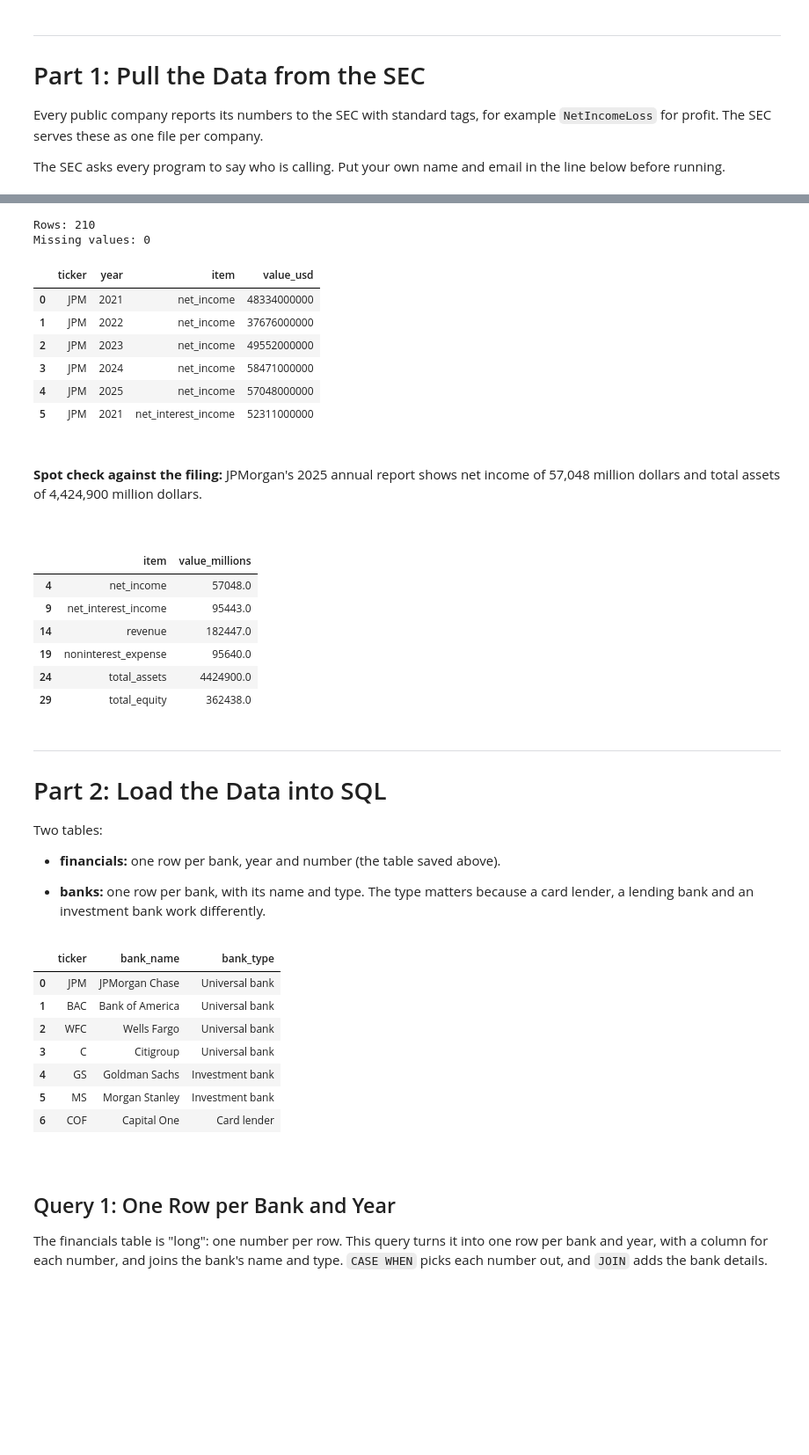
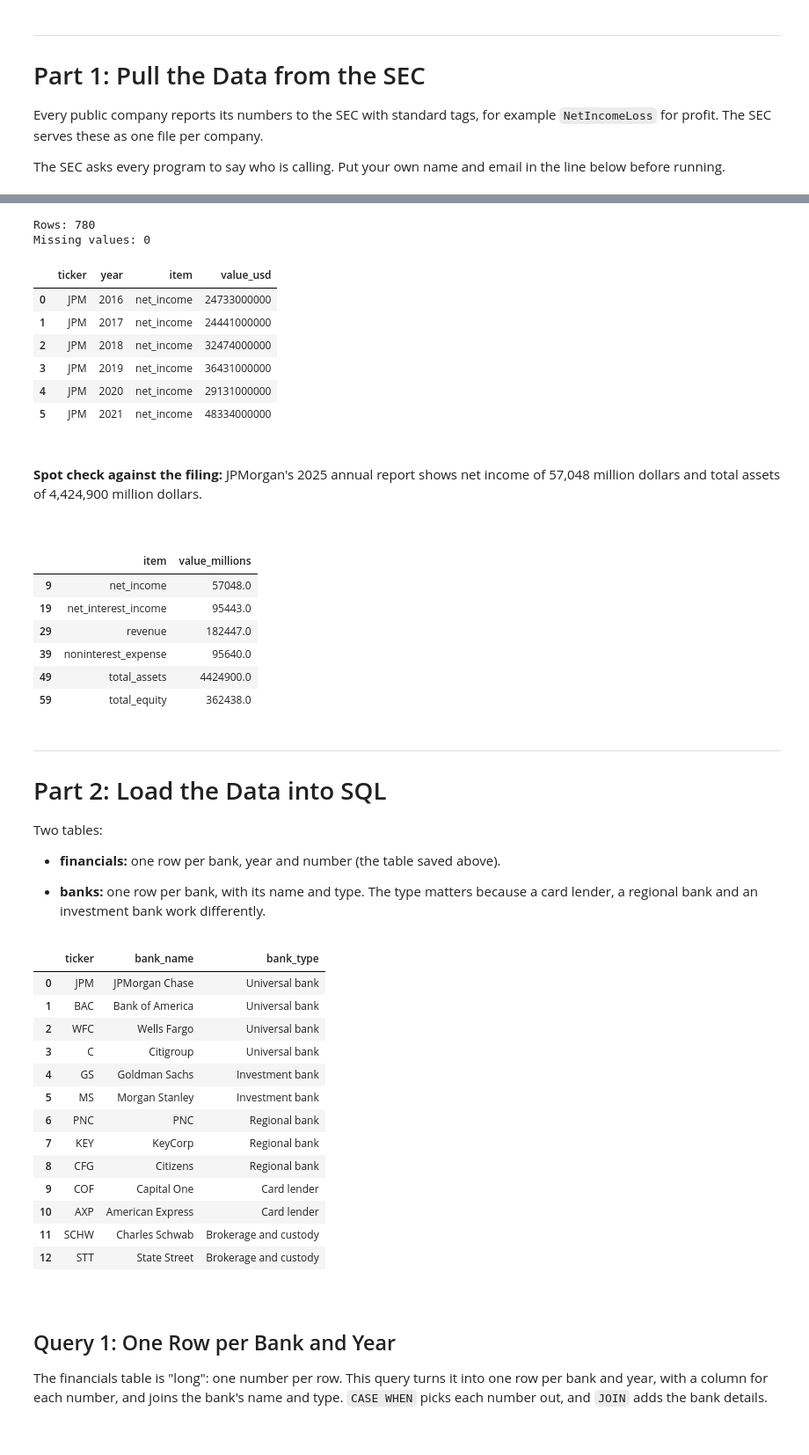
Before and after one commit to Rahulkulkarni2002/Bank-financial-ratio-analysis, a Jupyter notebook: Bank.ipynb, the cells around one changed output, grey strips where cells are left out. Shown at 88% size. Drawn from its saved outputs; the diff is of its cells as text; code cells hidden in the pictures; blank space fills up the shorter version.

```diff
--- a/Bank.ipynb
+++ b/Bank.ipynb
@@ -44,7 +44,7 @@ import pandas as pd
 
 headers = {"User-Agent": "Your Name your.email@example.com"}
 
-# The 7 banks and their SEC company numbers (CIK)
+# The 13 banks and their SEC company numbers (CIK)
 banks = {
     "JPM": 19617,
     "BAC": 70858,
@@ -52,7 +52,13 @@ banks = {
     "C": 831001,
     "GS": 886982,
     "MS": 895421,
+    "PNC": 713676,
+    "KEY": 91576,
+    "CFG": 759944,
     "COF": 927628,
+    "AXP": 4962,
+    "SCHW": 316709,
+    "STT": 93751,
 }
 # %% [markdown]
 <br>
@@ -64,7 +70,7 @@ Banks do not all use the same tag for revenue. Some report `Revenues`, others re
 # For each number we need: the tags to try, and whether it is a balance sheet number.
 # Income statement numbers cover a full year. Balance sheet numbers are a snapshot on December 31.
 items = {
-    "net_income": (["NetIncomeLoss"], False),
+    "net_income": (["NetIncomeLoss", "ProfitLoss"], False),
     "net_interest_income": (["InterestIncomeExpenseNet"], False),
     "revenue": (["Revenues", "RevenuesNetOfInterestExpense"], False),
     "noninterest_expense": (["NoninterestExpense"], False),
@@ -72,7 +78,7 @@ items = {
     "total_equity": (["StockholdersEquity"], True),
 }
 
-years = [2021, 2022, 2023, 2024, 2025]
+years = [2016, 2017, 2018, 2019, 2020, 2021, 2022, 2023, 2024, 2025]
 # %%
 rows = []
 
@@ -128,15 +140,15 @@ print("Missing values:", financials["value_usd"].isna().sum())
 financials.to_csv("bank_financials.csv", index=False)
 financials.head(6)
 # %% [output]
-Rows: 210
+Rows: 780
 Missing values: 0
 |  | ticker | year | item | value_usd |
-| 0 | JPM | 2021 | net_income | 48334000000 |
-| 1 | JPM | 2022 | net_income | 37676000000 |
-| 2 | JPM | 2023 | net_income | 49552000000 |
-| 3 | JPM | 2024 | net_income | 58471000000 |
-| 4 | JPM | 2025 | net_income | 57048000000 |
-| 5 | JPM | 2021 | net_interest_income | 52311000000 |
+| 0 | JPM | 2016 | net_income | 24733000000 |
+| 1 | JPM | 2017 | net_income | 24441000000 |
+| 2 | JPM | 2018 | net_income | 32474000000 |
+| 3 | JPM | 2019 | net_income | 36431000000 |
+| 4 | JPM | 2020 | net_income | 29131000000 |
+| 5 | JPM | 2021 | net_income | 48334000000 |
 # %% [markdown]
 <br>
 
@@ -149,12 +161,12 @@ jpm_2025["value_millions"] = jpm_2025["value_usd"] / 1e6
 jpm_2025[["item", "value_millions"]]
 # %% [output]
 |  | item | value_millions |
-| 4 | net_income | 57048.0 |
-| 9 | net_interest_income | 95443.0 |
-| 14 | revenue | 182447.0 |
-| 19 | noninterest_expense | 95640.0 |
-| 24 | total_assets | 4424900.0 |
-| 29 | total_equity | 362438.0 |
+| 9 | net_income | 57048.0 |
+| 19 | net_interest_income | 95443.0 |
+| 29 | revenue | 182447.0 |
+| 39 | noninterest_expense | 95640.0 |
+| 49 | total_assets | 4424900.0 |
+| 59 | total_equity | 362438.0 |
 # %% [markdown]
 ---
 
@@ -164,37 +176,49 @@ Two tables:
 
 - **financials:** one row per bank, year and number (the table saved above).
 
-- **banks:** one row per bank, with its name and type. The type matters because a card lender, a lending bank and an investment bank work differently.
+- **banks:** one row per bank, with its name and type. The type matters because a card lender, a regional bank and an investment bank work differently.
 # %%
 import duckdb
 
 con = duckdb.connect()
 
 con.sql("CREATE TABLE financials AS SELECT * FROM 'bank_financials.csv'")
 
 con.sql("""
 CREATE TABLE banks (ticker VARCHAR, bank_name VARCHAR, bank_type VARCHAR);
 
 INSERT INTO banks VALUES
     ('JPM', 'JPMorgan Chase', 'Universal bank'),
     ('BAC', 'Bank of America', 'Universal bank'),
     ('WFC', 'Wells Fargo', 'Universal bank'),
     ('C', 'Citigroup', 'Universal bank'),
     ('GS', 'Goldman Sachs', 'Investment bank'),
     ('MS', 'Morgan Stanley', 'Investment bank'),
-    ('COF', 'Capital One', 'Card lender');
+    ('PNC', 'PNC', 'Regional bank'),
+    ('KEY', 'KeyCorp', 'Regional bank'),
+    ('CFG', 'Citizens', 'Regional bank'),
+    ('COF', 'Capital One', 'Card lender'),
+    ('AXP', 'American Express', 'Card lender'),
+    ('SCHW', 'Charles Schwab', 'Brokerage and custody'),
+    ('STT', 'State Street', 'Brokerage and custody');
 """)
 
 con.sql("SELECT * FROM banks").df()
 # %% [output]
 |  | ticker | bank_name | bank_type |
 | 0 | JPM | JPMorgan Chase | Universal bank |
 | 1 | BAC | Bank of America | Universal bank |
 | 2 | WFC | Wells Fargo | Universal bank |
 | 3 | C | Citigroup | Universal bank |
 | 4 | GS | Goldman Sachs | Investment bank |
 | 5 | MS | Morgan Stanley | Investment bank |
-| 6 | COF | Capital One | Card lender |
+| 6 | PNC | PNC | Regional bank |
+| 7 | KEY | KeyCorp | Regional bank |
+| 8 | CFG | Citizens | Regional bank |
+| 9 | COF | Capital One | Card lender |
+| 10 | AXP | American Express | Card lender |
+| 11 | SCHW | Charles Schwab | Brokerage and custody |
+| 12 | STT | State Street | Brokerage and custody |
 # %% [markdown]
 <br>
 
```
Also changed, not shown: parts of 16 cells of this notebook, 7 other files.
